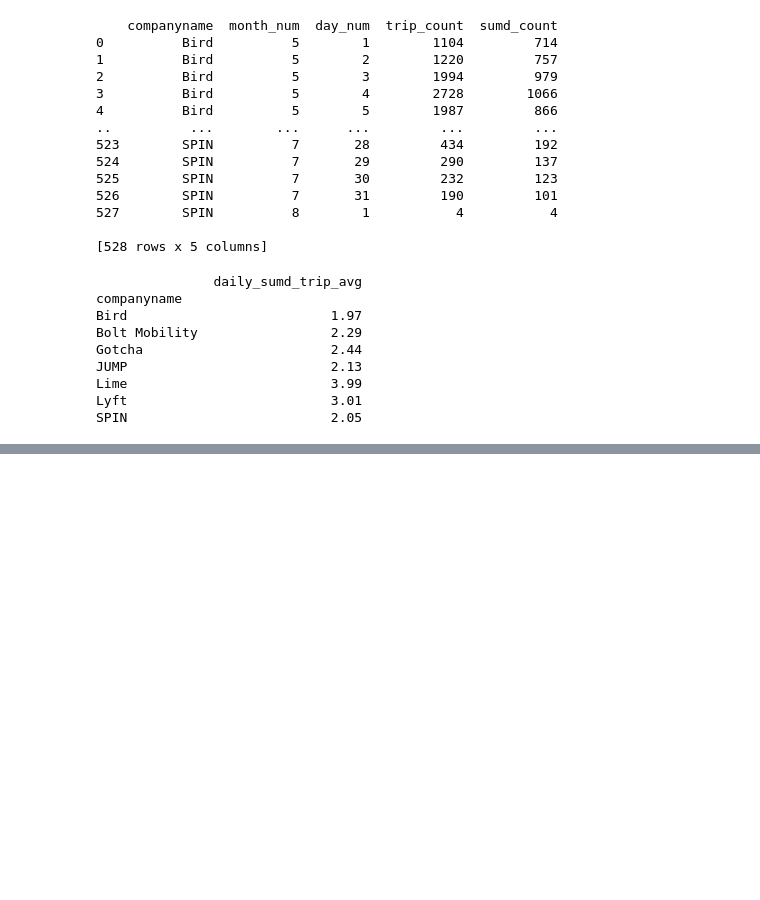
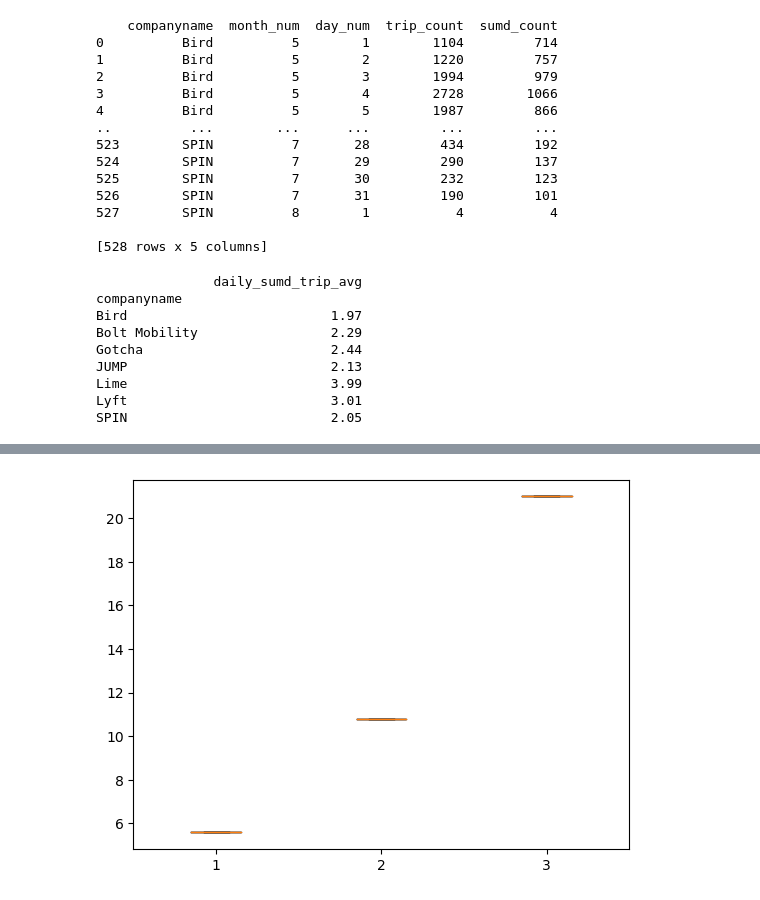
Before and after one commit to NSS-Data-Analytics-Cohort-8/scooter-partner1-witch_trial_logic, a Jupyter notebook: notebook/scooters questions.ipynb, the cells around one changed output, grey strips where cells are left out. Saved outputs shown, nothing was run; the diff lists cells and outputs as text; code cells hidden in the pictures; blank space fills up the shorter version.

```diff
--- a/notebook/scooters questions.ipynb
+++ b/notebook/scooters questions.ipynb
@@ -287,3 +287,14 @@ JUMP                          2.13
 Lime                          3.99
 Lyft                          3.01
 SPIN                          2.05
+# %%
+sql_quartiles=  '''
+SELECT
+  PERCENTILE_CONT(0.25) WITHIN GROUP (ORDER BY tripduration) AS q1,
+  PERCENTILE_CONT(0.5) WITHIN GROUP (ORDER BY tripduration) AS q2,
+  PERCENTILE_CONT(0.75) WITHIN GROUP (ORDER BY tripduration) AS q3
+FROM trips
+WHERE trips.tripduration > '1';
+'''
+duration_quartiles = pd.read_sql(sql_quartiles, con = engine)
+print(duration_quartiles)
@@ -289,0 +334,5 @@ SPIN                          2.05
+# %%
+plt.boxplot(duration_quartiles)
+plt.show()
+# %% [output]
+[figure, added]
```
Also changed, not shown: parts of 11 cells of this notebook, 1 other file.
